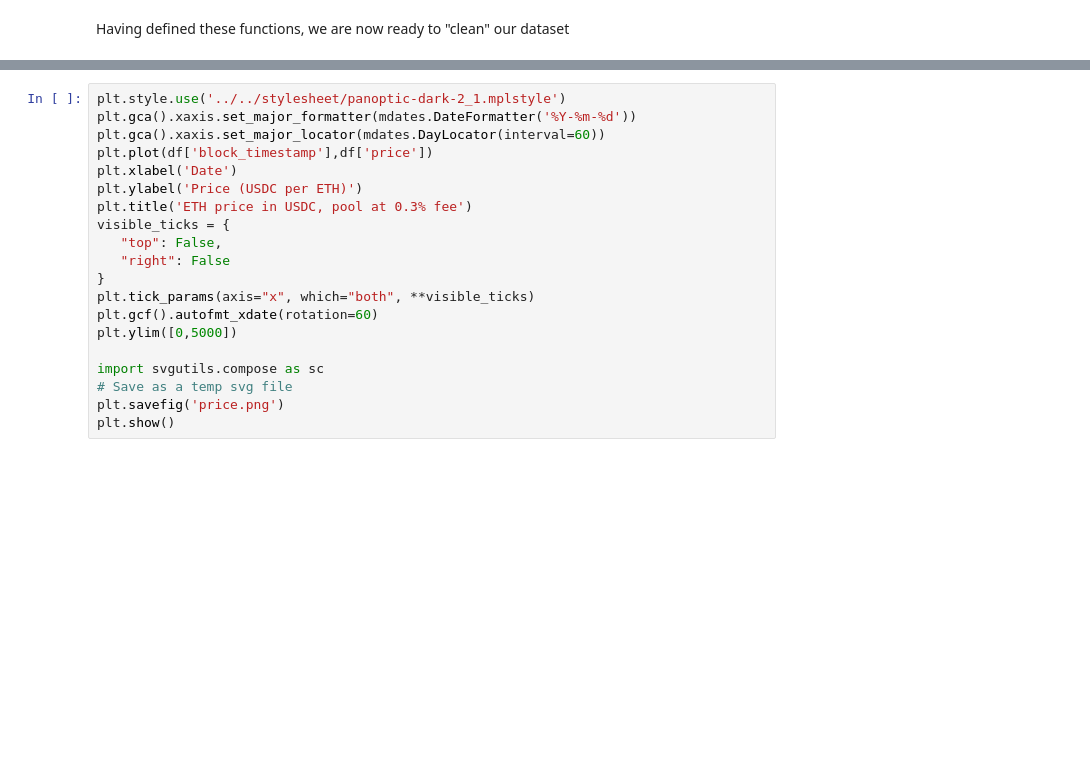
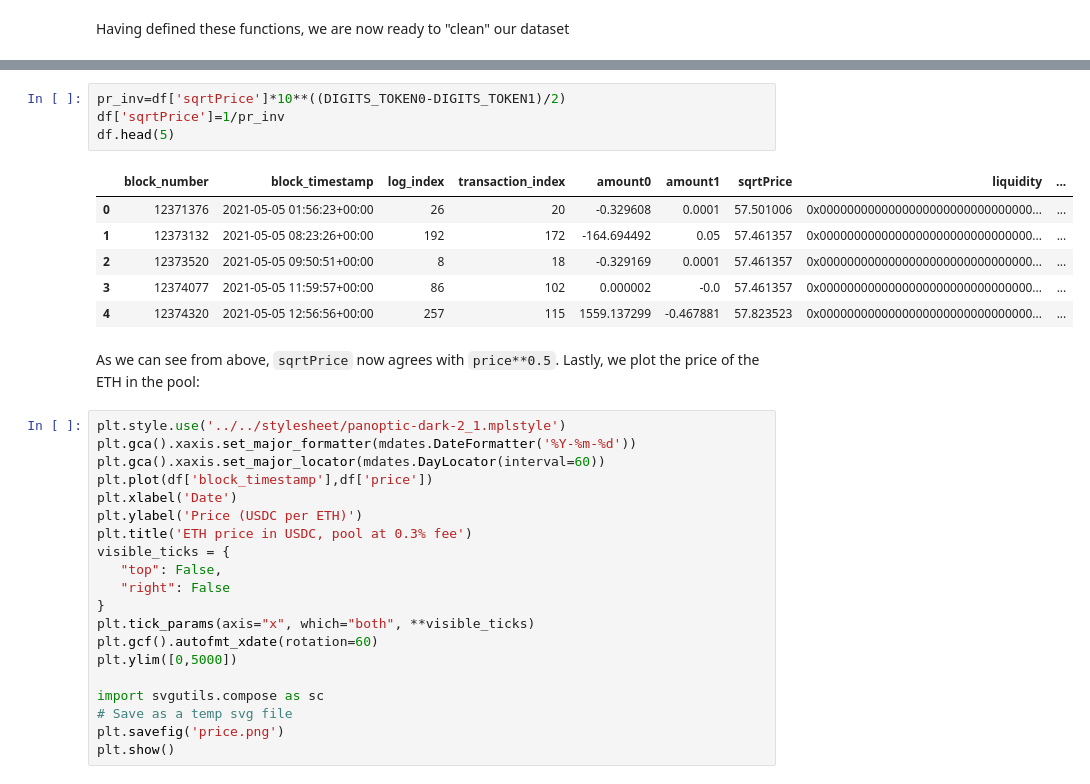
Before and after one commit to panoptic-labs/research, a Jupyter notebook: _research-bites/_tutorials/gettingData.ipynb, the cells around one changed output, grey strips where cells are left out. Cells and saved outputs as stored; diff of their text form; blank space fills up the shorter version.

Commit message:
fixed issue with sqrtPrice. tested

```diff
--- a/_research-bites/_tutorials/gettingData.ipynb
+++ b/_research-bites/_tutorials/gettingData.ipynb
@@ -206,3 +221,16 @@ As we can see, all relevant quantities are given in floats and integers, as oppo
+# %%
+pr_inv=df['sqrtPrice']*10**((DIGITS_TOKEN0-DIGITS_TOKEN1)/2)
+df['sqrtPrice']=1/pr_inv
+df.head(5)
+# %% [output]
+|  | block_number | block_timestamp | log_index | transaction_index | amount0 | amount1 | sqrtPrice | liquidity | ... |
+| 0 | 12371376 | 2021-05-05 01:56:23+00:00 | 26 | 20 | -0.329608 | 0.0001 | 57.501006 | 0x0000000000000000000000000000000... | ... |
+| 1 | 12373132 | 2021-05-05 08:23:26+00:00 | 192 | 172 | -164.694492 | 0.05 | 57.461357 | 0x0000000000000000000000000000000... | ... |
+| 2 | 12373520 | 2021-05-05 09:50:51+00:00 | 8 | 18 | -0.329169 | 0.0001 | 57.461357 | 0x0000000000000000000000000000000... | ... |
+| 3 | 12374077 | 2021-05-05 11:59:57+00:00 | 86 | 102 | 0.000002 | -0.0 | 57.461357 | 0x0000000000000000000000000000000... | ... |
+| 4 | 12374320 | 2021-05-05 12:56:56+00:00 | 257 | 115 | 1559.137299 | -0.467881 | 57.823523 | 0x0000000000000000000000000000000... | ... |
+# %% [markdown]
+As we can see from above, `sqrtPrice` now agrees with `price**0.5`. Lastly, we plot the price of the ETH in the pool:
 # %%
 plt.style.use('../../stylesheet/panoptic-dark-2_1.mplstyle')
 plt.gca().xaxis.set_major_formatter(mdates.DateFormatter('%Y-%m-%d'))
```
Also changed, not shown: parts of 4 cells of this notebook.
